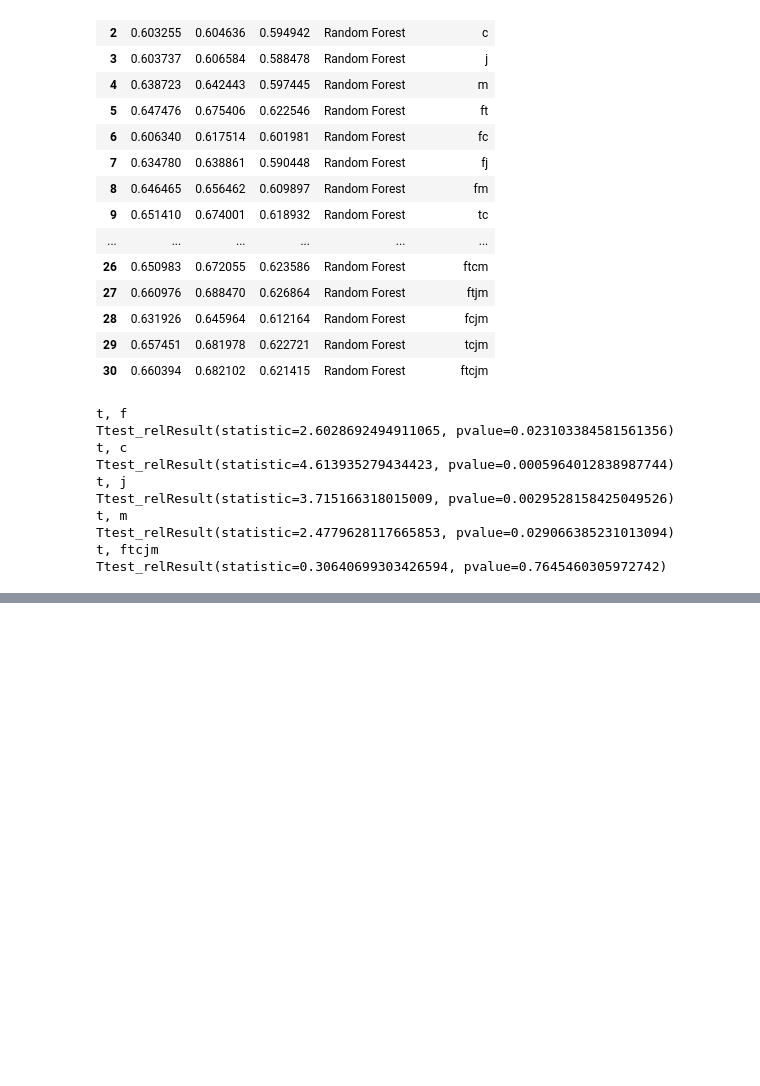
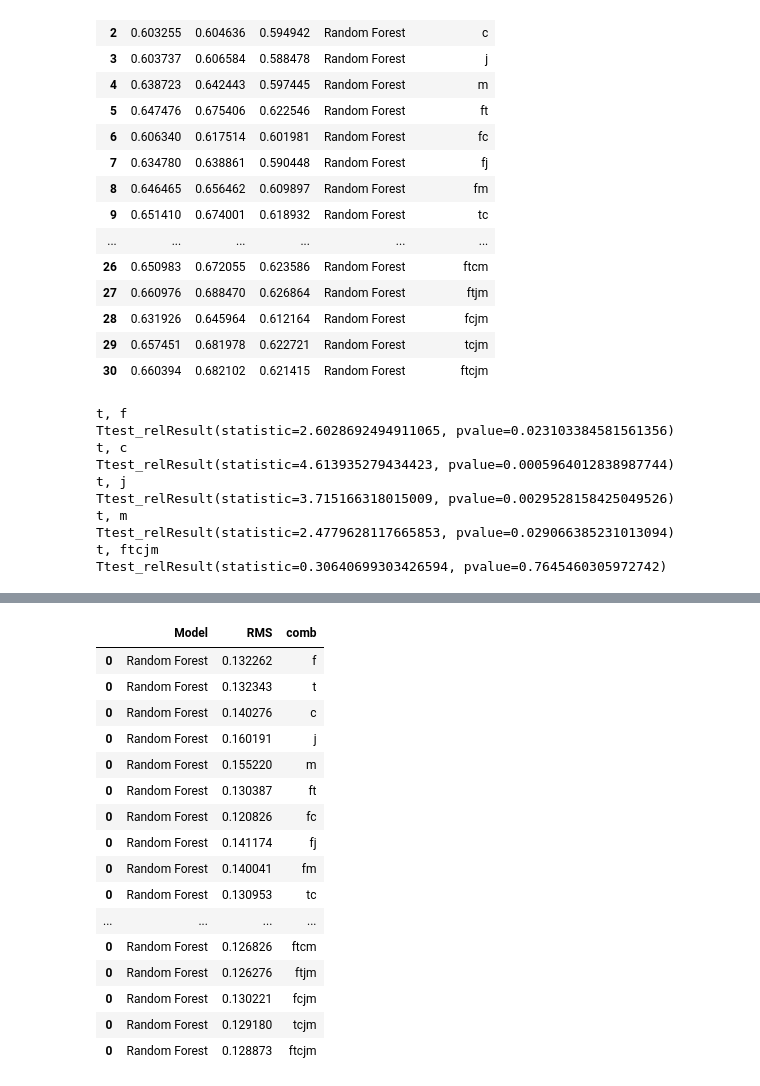
Before and after one commit to sanjeev-tv/CIS-PD, a Jupyter notebook: FeaturesAnalysis.ipynb, the cells around one changed output, grey strips where cells are left out. Cells and saved outputs as stored; diff of their text form; code cells hidden in the pictures; blank space fills up the shorter version.

```diff
--- a/FeaturesAnalysis.ipynb
+++ b/FeaturesAnalysis.ipynb
@@ -767,0 +870,20 @@ Ttest_relResult(statistic=0.30640699303426594, pvalue=0.7645460305972742)
+# %%
+tremor_res_all
+# %% [output]
+|  | Model | RMS | comb |
+| 0 | Random Forest | 0.132262 | f |
+| 0 | Random Forest | 0.132343 | t |
+| 0 | Random Forest | 0.140276 | c |
+| 0 | Random Forest | 0.160191 | j |
+| 0 | Random Forest | 0.155220 | m |
+| 0 | Random Forest | 0.130387 | ft |
+| 0 | Random Forest | 0.120826 | fc |
+| 0 | Random Forest | 0.141174 | fj |
+| 0 | Random Forest | 0.140041 | fm |
+| 0 | Random Forest | 0.130953 | tc |
+| ... | ... | ... | ... |
+| 0 | Random Forest | 0.126826 | ftcm |
+| 0 | Random Forest | 0.126276 | ftjm |
+| 0 | Random Forest | 0.130221 | fcjm |
+| 0 | Random Forest | 0.129180 | tcjm |
+| 0 | Random Forest | 0.128873 | ftcjm |
```
Also changed, not shown: parts of 26 cells of this notebook.
